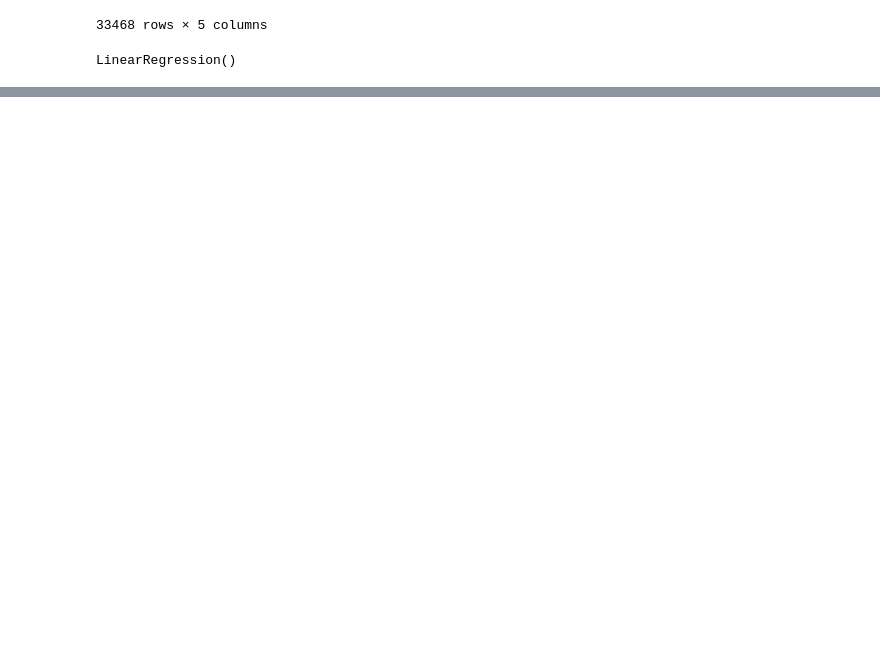
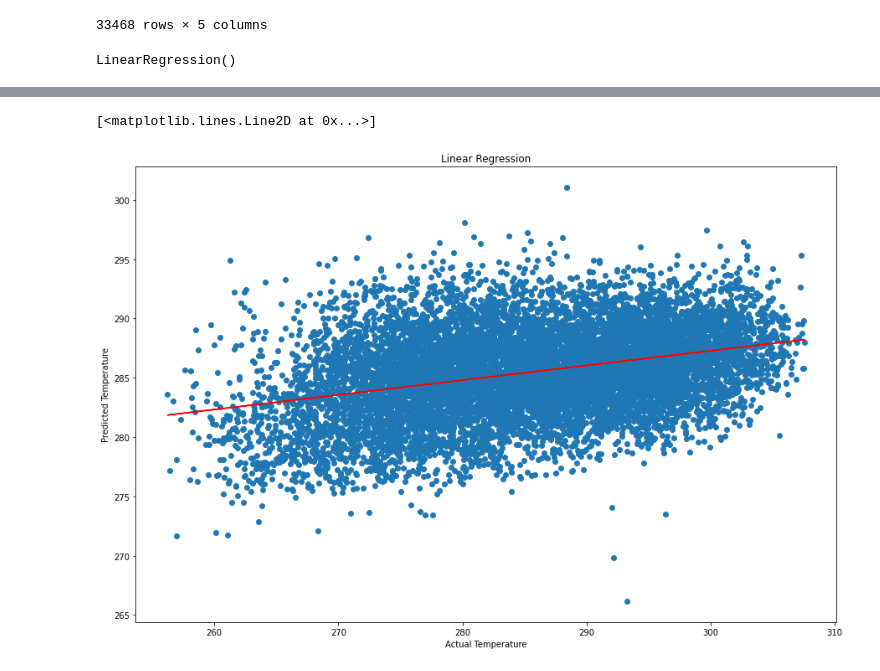
Before and after one commit to jarewa2/project_2, a Jupyter notebook: Linear-regression.ipynb, the cells around one changed output, grey strips where cells are left out. Cells and saved outputs as stored; diff of their text form; code cells hidden in the pictures; blank space fills up the shorter version.

```diff
--- a/Linear-regression.ipynb
+++ b/Linear-regression.ipynb
@@ -219,0 +243,13 @@ Reshape your data either using array.reshape(-1, 1) if your data has a single fe
+# %%
+plt.figure(figsize = (15,10))
+plt.title("Linear Regression")
+plt.xlabel("Actual Temperature")
+plt.ylabel("Predicted Temperature")
+plt.scatter(y_test, preds)
+x = np.array(y_test)
+y = preds
+m, b = np.polyfit(x, y, 1)
+plt.plot(x, m*x + b, color='red')
+# %% [output]
+[<matplotlib.lines.Line2D at 0x...>]
+[figure, added]
```
Also changed, not shown: parts of 19 cells of this notebook, 2 other files.
